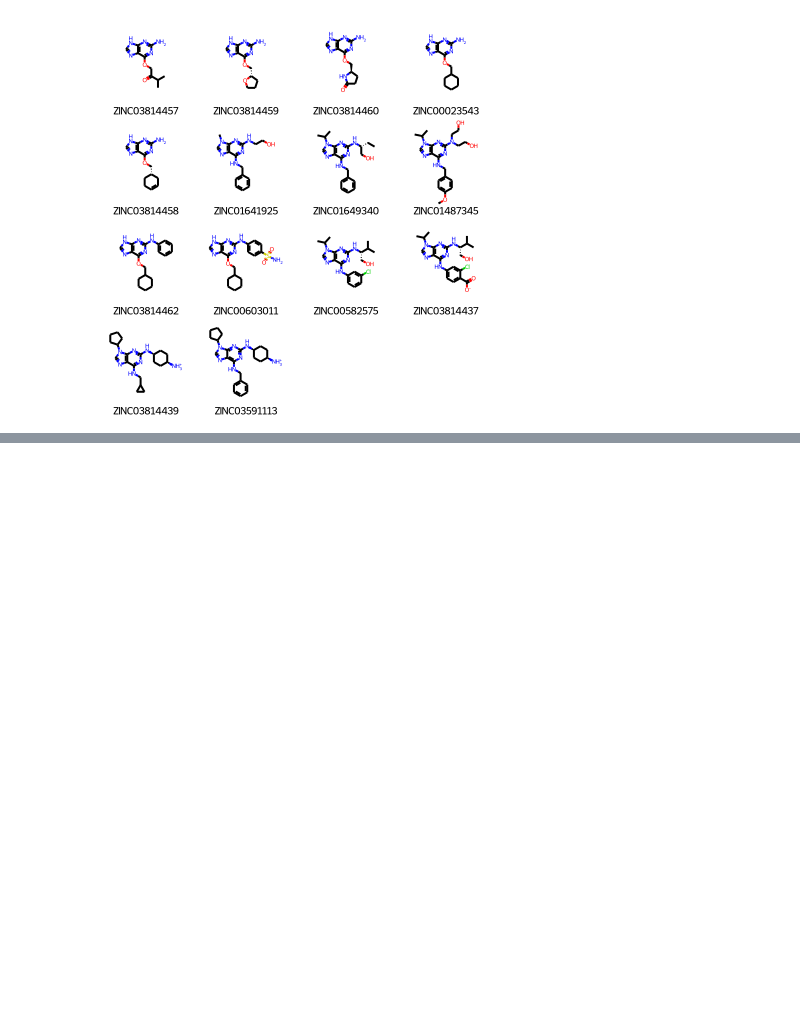
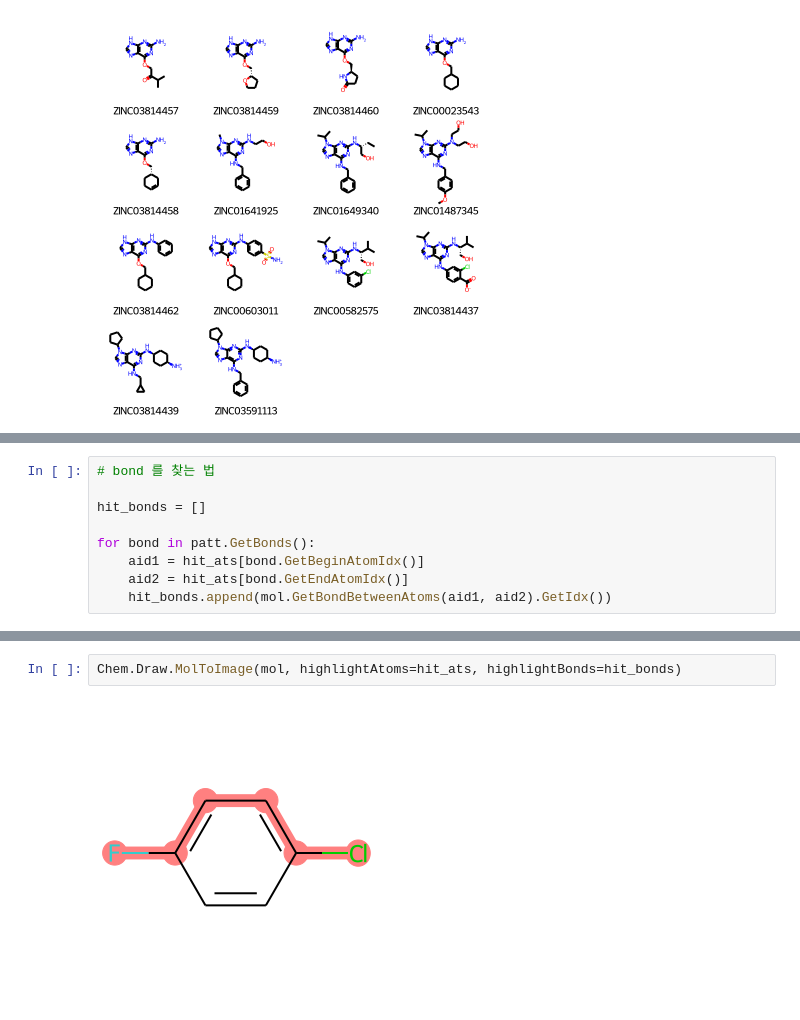
Before and after one commit to jinwoo3239/rdkit, a Jupyter notebook: rdkit_practice.ipynb, the cells around one changed output, grey strips where cells are left out. Drawn from its saved outputs; the diff is of its cells as text; blank space fills up the shorter version.

```diff
--- a/rdkit_practice.ipynb
+++ b/rdkit_practice.ipynb
@@ -704,0 +727,9 @@ img
+# %%
+# bond 를 찾는 법
+
+hit_bonds = []
+
+for bond in patt.GetBonds():
+    aid1 = hit_ats[bond.GetBeginAtomIdx()]
+    aid2 = hit_ats[bond.GetEndAtomIdx()]
+    hit_bonds.append(mol.GetBondBetweenAtoms(aid1, aid2).GetIdx())
@@ -704,0 +740,4 @@ img
+# %%
+Chem.Draw.MolToImage(mol, highlightAtoms=hit_ats, highlightBonds=hit_bonds)
+# %% [output]
+[figure, added]
```
Also changed, not shown: parts of 40 cells of this notebook.
